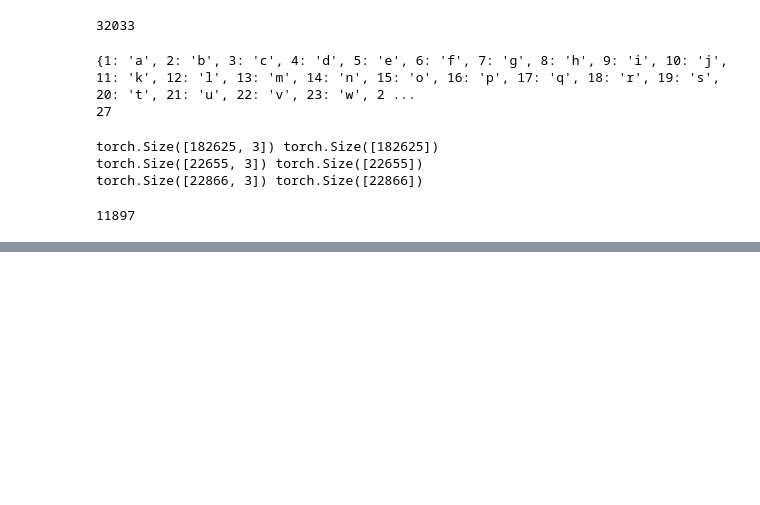
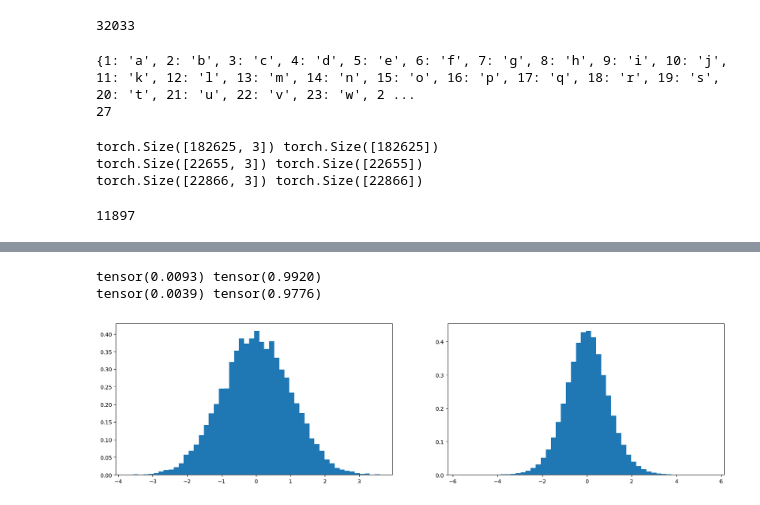
Before and after one commit to SWARITSHUKLA/neural-probabilistic-language-model, a Jupyter notebook: lecture3_notes.ipynb, the cells around one changed output, grey strips where cells are left out. Saved outputs shown, nothing was run; the diff lists cells and outputs as text; code cells hidden in the pictures; blank space fills up the shorter version.

```diff
--- a/lecture3_notes.ipynb
+++ b/lecture3_notes.ipynb
@@ -208 +201,47 @@ for _ in range(20):
     print(''.join(itos[i] for i in out))  # decode and print the generated word
+# %%
+#doing kaiming intializations of the "magic numbers" we used to multiply the weights and biases to fix the saturation of tanh adn initial loss
+import torch
+import matplotlib.pyplot as plt
+
+# create random tensors
+x = torch.randn(1000, 10)
+#supopse x and w here are a uniform gaussian
+w = torch.randn(10, 200) / 10**0.5
+
+# matrix multiplication
+y = x @ w #if we do x times w what is the mean and the standered deviation of these gaussians
+#here the means of these operation remain as same (zero) but the standerd deviation changes quite a bit
+#in the figure the gaussian is expanding but throughout the neural nets hidden layers we want the activations to have the same standerd deviation and mean
+#intuitively if we multiply the gaussian by some constant then its standerd deviation changes like if you multiply it with a big number its stnaderd deviation increases buut if you multiply it with a number btw (0-1) we will make standerd deviation small
+#you are supposed to divide by the square root of (fan_in)
+#fan_in is number of incoming activations to the layer of neurons (here its 10) and square rooting it {fan_in has mathematical proof its upon the reader to go and check it out, lmao i anit goin' spoon feed you everything my G}
+#and after you do that you get the output gaussian close to or 1
+# IN PYTORCH WE INITIALIZED NEURAL NET LIKE THIS
+# YOU have to multiply the layers with a gain for the based on the non linearity you are using like in relu we use gain as 2 because relu says any value below zero will be zero so we have to multiply it by 2 to preserve the to preserve the variance of the activations across layers. (variance and standerd deviation are related basically they are same same but different lmao)
+
+# torch.nn.init.kaiming_normal_(
+#     tensor,
+#     a=0,
+#     mode='fan_in',
+#     nonlinearity='leaky_relu'
+# )
+
+# print statistics
+print(x.mean(), x.std())
+print(y.mean(), y.std())
+
+# plot histograms
+plt.figure(figsize=(20, 5))
+
+plt.subplot(121)
+plt.hist(x.view(-1).tolist(), 50, density=True)
+
+plt.subplot(122)
+plt.hist(y.view(-1).tolist(), 50, density=True)
+
+plt.show()
+# %% [output]
+tensor(0.0093) tensor(0.9920)
+tensor(0.0039) tensor(0.9776)
+[figure, added]
```
Also changed, not shown: parts of 8 cells of this notebook, 1 other file.
